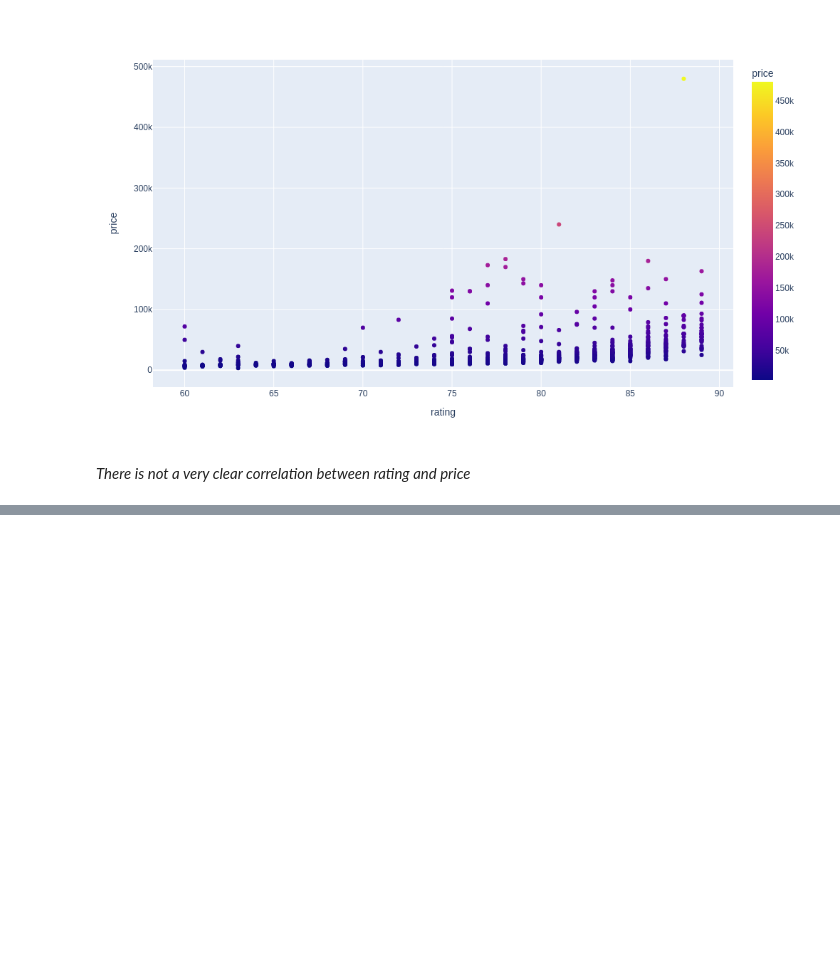
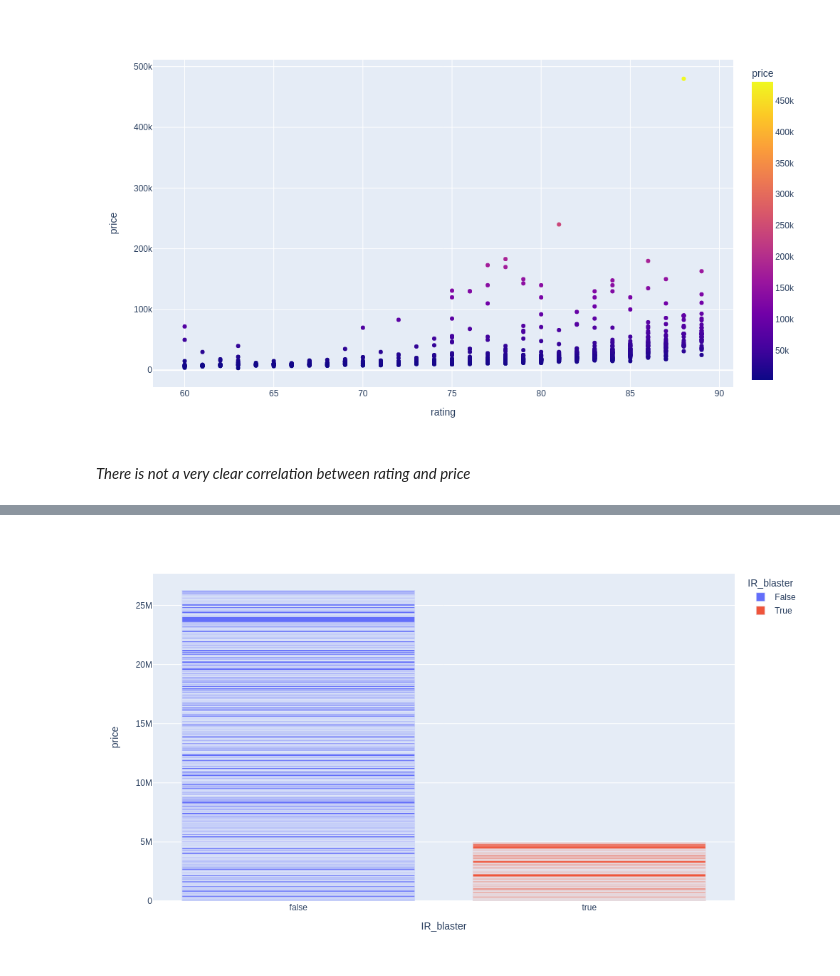
Before and after one commit to NityaVerma19/Data-Cleaning-Smartphone-Dataset, a Jupyter notebook: data-cleaning.ipynb, the cells around one changed output, grey strips where cells are left out. Saved outputs shown, nothing was run; the diff lists cells and outputs as text; code cells hidden in the pictures; blank space fills up the shorter version.

Commit message:
bivariate analysis- nfc, ir_blaster, 5g

```diff
--- a/data-cleaning.ipynb
+++ b/data-cleaning.ipynb
@@ -1411,0 +1440,4 @@ fig.show("png")
+# %%
+fig = px.bar(df1, x = 'IR_blaster', y = 'price', color = 'IR_blaster', width = 1000, height = 600)
+fig.show("png")
+# %% [output]
@@ -1411,0 +1445 @@ fig.show("png")
+[figure, added]
```
Also changed, not shown: parts of 9 cells of this notebook.
